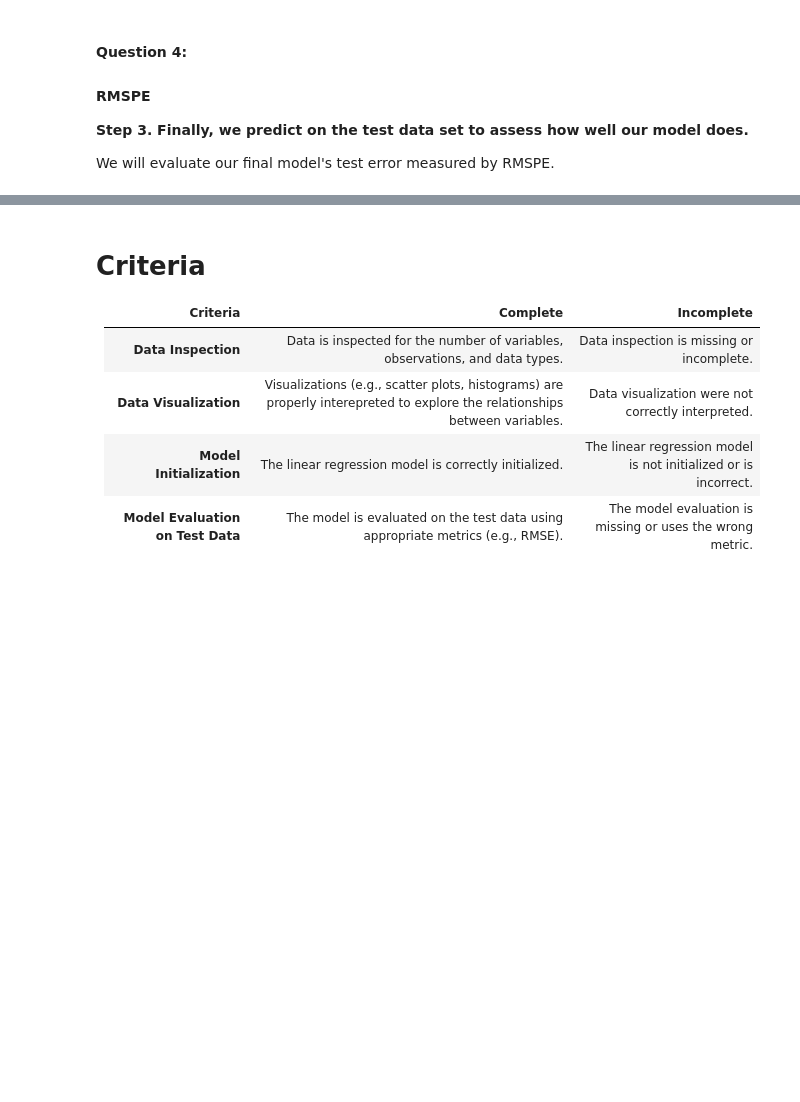
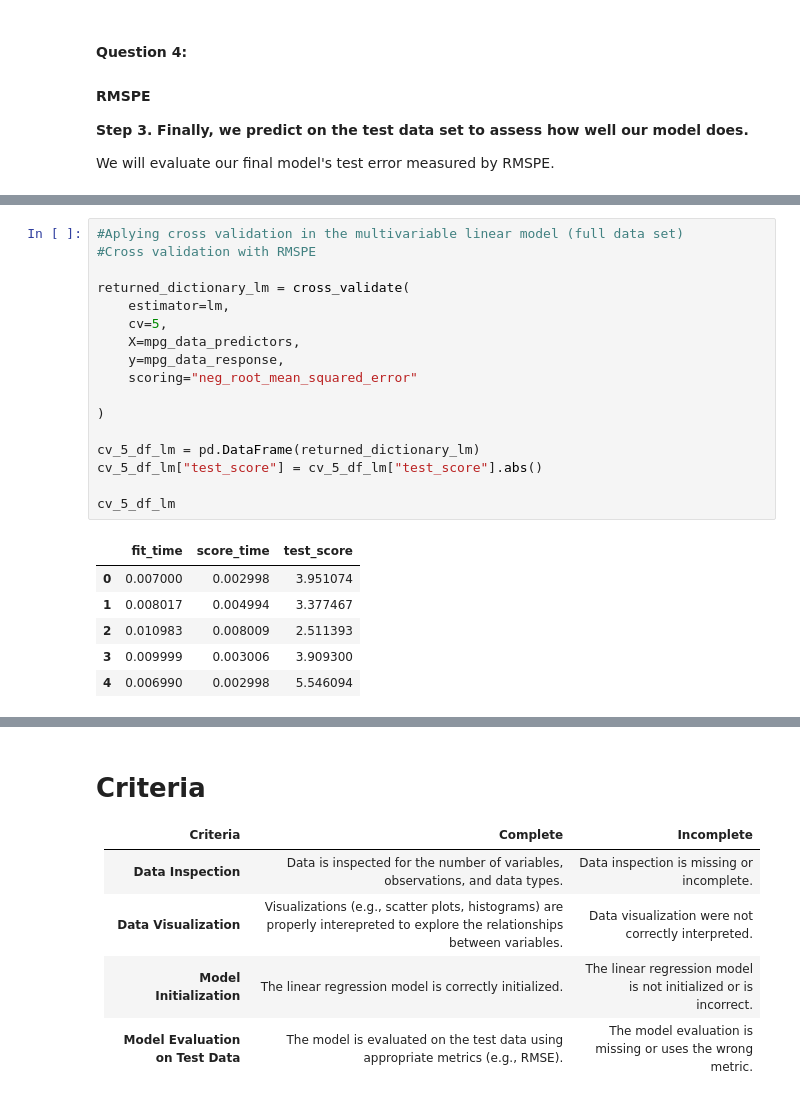
Before and after one commit to jcpeinado/LCR, a Jupyter notebook: 02_activities/assignments/assignment_2.ipynb, the cells around one changed output, grey strips where cells are left out. Cells and saved outputs as stored; diff of their text form; blank space fills up the shorter version.

```diff
--- a/02_activities/assignments/assignment_2.ipynb
+++ b/02_activities/assignments/assignment_2.ipynb
@@ -189,0 +284,24 @@ We will evaluate our final model's test error measured by RMSPE.
+# %%
+#Aplying cross validation in the multivariable linear model (full data set)
+#Cross validation with RMSPE
+
+returned_dictionary_lm = cross_validate(
+    estimator=lm,
+    cv=5,
+    X=mpg_data_predictors,
+    y=mpg_data_response,
+    scoring="neg_root_mean_squared_error"
+
+)
+
+cv_5_df_lm = pd.DataFrame(returned_dictionary_lm)
+cv_5_df_lm["test_score"] = cv_5_df_lm["test_score"].abs()
+
+cv_5_df_lm
+# %% [output]
+|  | fit_time | score_time | test_score |
+| 0 | 0.007000 | 0.002998 | 3.951074 |
+| 1 | 0.008017 | 0.004994 | 3.377467 |
+| 2 | 0.010983 | 0.008009 | 2.511393 |
+| 3 | 0.009999 | 0.003006 | 3.909300 |
+| 4 | 0.006990 | 0.002998 | 5.546094 |
```
Also changed, not shown: parts of 12 cells of this notebook.
